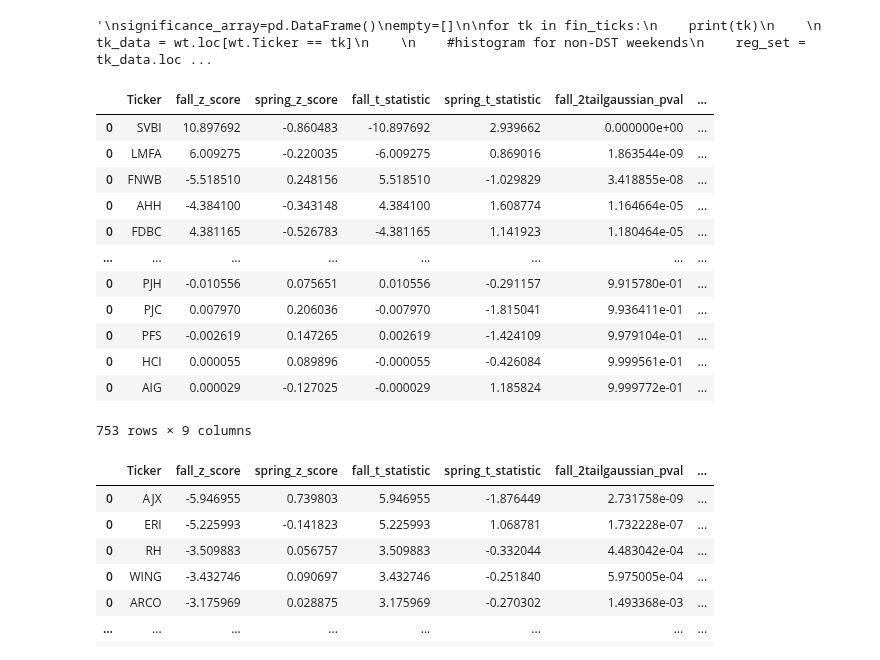
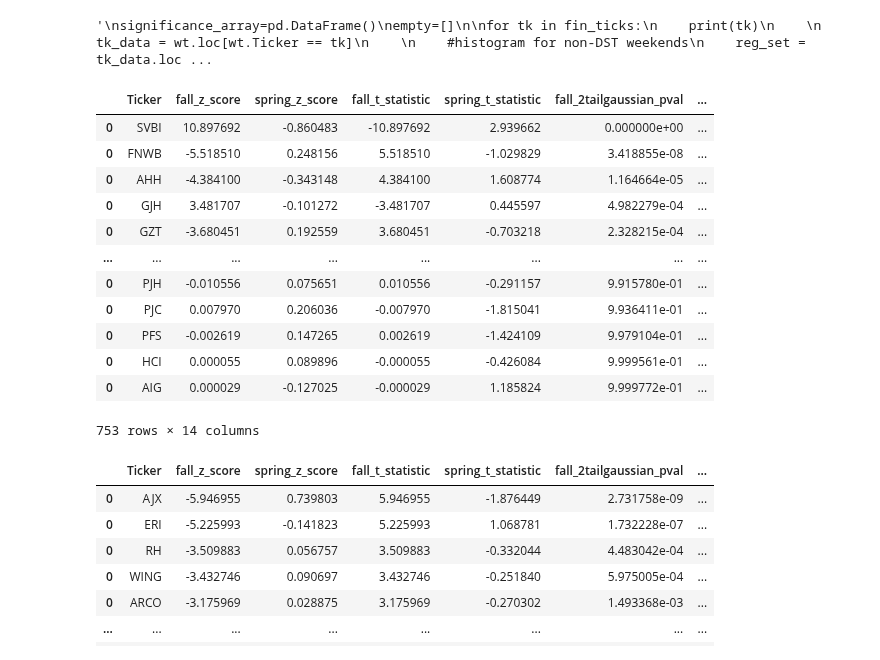
Before and after one commit to ghuckabe/DSTMarketAnalysis, a Jupyter notebook: model_exploration_gabby.ipynb, the cells around one changed output. Cells and saved outputs as stored; diff of their text form; code cells hidden in the pictures.

Commit message:
stocks with significant fall dst picked out of finance dataset

```diff
--- a/model_exploration_gabby.ipynb
+++ b/model_exploration_gabby.ipynb
@@ -262,7 +187,7 @@ for tk in tech_ticks:
 # %%
 #Adds IS_DST columns into weekend data
 
-wt['IS_DST'] = wt.Date.isin(pd.concat([dst_dates_spring, dst_dates_fall]))
+fi['IS_DST'] = fi.Date.isin(pd.concat([dst_dates_spring, dst_dates_fall]))
 cs['IS_DST'] = cs.Date.isin(pd.concat([dst_dates_spring, dst_dates_fall]))
 hc['IS_DST'] = hc.Date.isin(pd.concat([dst_dates_spring, dst_dates_fall]))
 tc['IS_DST'] = tc.Date.isin(pd.concat([dst_dates_spring, dst_dates_fall]))
@@ -283,22 +208,22 @@ tc['IS_SPRING'] = tc.Date.isin(dst_dates_spring)
 # %%
 #Check with Wells Fargo data
 
-fN = wt.loc[(wt.Ticker == 'WFC')&(wt.IS_FALL == True)].Percent_Change.shape[0]
-wfc_fdst_mean = wt.loc[(wt.Ticker == 'WFC')&(wt.IS_FALL == True)].Percent_Change.mean()
-wfc_fdst_std = wt.loc[(wt.Ticker == 'WFC')&(wt.IS_FALL == True)].Percent_Change.std()
-wfc_fdst_meanstd = wt.loc[(wt.Ticker == 'WFC')&(wt.IS_FALL == True)].Percent_Change.std()/np.sqrt(fN)
+fN = fi.loc[(fi.Ticker == 'WFC')&(fi.IS_FALL == True)].Percent_Change.shape[0]
+wfc_fdst_mean = fi.loc[(fi.Ticker == 'WFC')&(fi.IS_FALL == True)].Percent_Change.mean()
+wfc_fdst_std = fi.loc[(fi.Ticker == 'WFC')&(fi.IS_FALL == True)].Percent_Change.std()
+wfc_fdst_meanstd = fi.loc[(wt.Ticker == 'WFC')&(fi.IS_FALL == True)].Percent_Change.std()/np.sqrt(fN)
 print("Fall DST mean is "+str(wfc_fdst_mean)+"+/-"+str(wfc_fdst_meanstd))
 
-sN = wt.loc[(wt.Ticker == 'WFC')&(wt.IS_SPRING == True)].Percent_Change.shape[0]
-wfc_sdst_mean = wt.loc[(wt.Ticker == 'WFC')&(wt.IS_SPRING == True)].Percent_Change.mean()
-wfc_sdst_std = wt.loc[(wt.Ticker == 'WFC')&(wt.IS_SPRING == True)].Percent_Change.std()
-wfc_sdst_meanstd = wt.loc[(wt.Ticker == 'WFC')&(wt.IS_SPRING == True)].Percent_Change.std()/np.sqrt(sN)
+sN = fi.loc[(fi.Ticker == 'WFC')&(fi.IS_SPRING == True)].Percent_Change.shape[0]
+wfc_sdst_mean = fi.loc[(fi.Ticker == 'WFC')&(fi.IS_SPRING == True)].Percent_Change.mean()
+wfc_sdst_std = fi.loc[(fi.Ticker == 'WFC')&(fi.IS_SPRING == True)].Percent_Change.std()
+wfc_sdst_meanstd = fi.loc[(fi.Ticker == 'WFC')&(fi.IS_SPRING == True)].Percent_Change.std()/np.sqrt(sN)
 print("Spring DST mean is "+str(wfc_sdst_mean)+"+/-"+str(wfc_sdst_meanstd))
 
-nN = wt.loc[(wt.Ticker == 'WFC')&(wt.IS_DST == False)].Percent_Change.shape[0]
-wfc_reg_mean = wt.loc[(wt.Ticker == 'WFC')&(wt.IS_DST == False)].Percent_Change.mean()
-wfc_reg_std = wt.loc[(wt.Ticker == 'WFC')&(wt.IS_DST == False)].Percent_Change.std()
-wfc_reg_meanstd = wt.loc[(wt.Ticker == 'WFC')&(wt.IS_DST == False)].Percent_Change.std()/np.sqrt(nN)
+nN = fi.loc[(fi.Ticker == 'WFC')&(fi.IS_DST == False)].Percent_Change.shape[0]
+wfc_reg_mean = fi.loc[(fi.Ticker == 'WFC')&(fi.IS_DST == False)].Percent_Change.mean()
+wfc_reg_std = fi.loc[(fi.Ticker == 'WFC')&(fi.IS_DST == False)].Percent_Change.std()
+wfc_reg_meanstd = fi.loc[(fi.Ticker == 'WFC')&(fi.IS_DST == False)].Percent_Change.std()/np.sqrt(nN)
 print("Regular mean is "+str(wfc_reg_mean)+"+/-"+str(wfc_reg_meanstd))
 # %% [output]
 Fall DST mean is 0.0024387879483590276+/-0.0012870524375240364
@@ -338,7 +263,7 @@ def gaussian(x, A, x0, sigma):
 # %%
 #Gaussian fit test with Wells Fargo data
 
-test_data = wt.loc[wt.Ticker == 'WFC']
+test_data = fi.loc[fi.Ticker == 'WFC']
 
 reg_set = test_data.loc[~test_data.IS_DST].Percent_Change.values
 r_bin_width = 2*stats.iqr(reg_set)*(len(reg_set))**(-1/3)
@@ -499,7 +424,7 @@ empty=[]
 for tk in fin_ticks:
     #print(tk)
 
-    tk_data = wt.loc[wt.Ticker == tk]
+    tk_data = fi.loc[fi.Ticker == tk]
 
     #mean and std for regular weekends
     reg_set = tk_data.loc[~tk_data.IS_DST]
@@ -536,7 +461,17 @@ for tk in fin_ticks:
 
     s_tval, s_ttest_pval = stats.ttest_ind(reg_set.Percent_Change, sdst_set.Percent_Change, equal_var=False, nan_policy='omit')
 
-    fin_mean_significance_array = pd.concat([fin_mean_significance_array, pd.DataFrame([{"Ticker":tk, "fall_z_score":fz_score, "spring_z_score":sz_score, "fall_t_statistic":f_tval, "spring_t_statistic":s_tval, "fall_2tailgaussian_pval":fp_val, "spring_2tailgaussian_pval":sp_val, "fall_ttest_pval":f_ttest_pval, "spring_ttest_pval":s_ttest_pval}])])
+    try:
+        fd = (reg_mean-fdst_mean)/np.sqrt(((len(reg_set)-1)*reg_std**2+(len(fdst_set))*fdst_std**2)/(len(reg_set)+len(fdst_set)-2))
+    except ZeroDivisionError:
+        fd = 0
+
+    try:
+        sd = (reg_mean-sdst_mean)/np.sqrt(((len(reg_set)-1)*reg_std**2+(len(sdst_set))*sdst_std**2)/(len(reg_set)+len(sdst_set)-2))
+    except ZeroDivisionError:
+        sd = 0
+
+    fin_mean_significance_array = pd.concat([fin_mean_significance_array, pd.DataFrame([{"Ticker":tk, "fall_z_score":fz_score, "spring_z_score":sz_score, "fall_t_statistic":f_tval, "spring_t_statistic":s_tval, "fall_2tailgaussian_pval":fp_val, "spring_2tailgaussian_pval":sp_val, "fall_ttest_pval":f_ttest_pval, "spring_ttest_pval":s_ttest_pval, "n_reg":len(reg_set), "n_fdst":len(fdst_set), "n_sdst":len(sdst_set), "f_effectsize":fd, "s_effectsize":sd}])])
 # %%
 cs_mean_significance_array=pd.DataFrame()
 empty=[]
@@ -675,19 +640,19 @@ for tk in tech_ticks:
 # %%
-fin_mean_significance_array.dropna().sort_values(by = 'fall_2tailgaussian_pval')
+fin_mean_significance_array.dropna().sort_values(by = 'fall_ttest_pval')
 # %% [output]
 |  | Ticker | fall_z_score | spring_z_score | fall_t_statistic | spring_t_statistic | fall_2tailgaussian_pval | ... |
 | 0 | SVBI | 10.897692 | -0.860483 | -10.897692 | 2.939662 | 0.000000e+00 | ... |
-| 0 | LMFA | 6.009275 | -0.220035 | -6.009275 | 0.869016 | 1.863544e-09 | ... |
 | 0 | FNWB | -5.518510 | 0.248156 | 5.518510 | -1.029829 | 3.418855e-08 | ... |
 | 0 | AHH | -4.384100 | -0.343148 | 4.384100 | 1.608774 | 1.164664e-05 | ... |
-| 0 | FDBC | 4.381165 | -0.526783 | -4.381165 | 1.141923 | 1.180464e-05 | ... |
+| 0 | GJH | 3.481707 | -0.101272 | -3.481707 | 0.445597 | 4.982279e-04 | ... |
+| 0 | GZT | -3.680451 | 0.192559 | 3.680451 | -0.703218 | 2.328215e-04 | ... |
 | ... | ... | ... | ... | ... | ... | ... | ... |
 | 0 | PJH | -0.010556 | 0.075651 | 0.010556 | -0.291157 | 9.915780e-01 | ... |
 | 0 | PJC | 0.007970 | 0.206036 | -0.007970 | -1.815041 | 9.936411e-01 | ... |
 | 0 | PFS | -0.002619 | 0.147265 | 0.002619 | -1.424109 | 9.979104e-01 | ... |
 | 0 | HCI | 0.000055 | 0.089896 | -0.000055 | -0.426084 | 9.999561e-01 | ... |
 | 0 | AIG | 0.000029 | -0.127025 | -0.000029 | 1.185824 | 9.999772e-01 | ... |
-753 rows × 9 columns
+753 rows × 14 columns
 # %%
 cs_mean_significance_array.dropna().sort_values(by = 'fall_2tailgaussian_pval')
 # %% [output]
```
Also changed, not shown: parts of 41 cells of this notebook.
